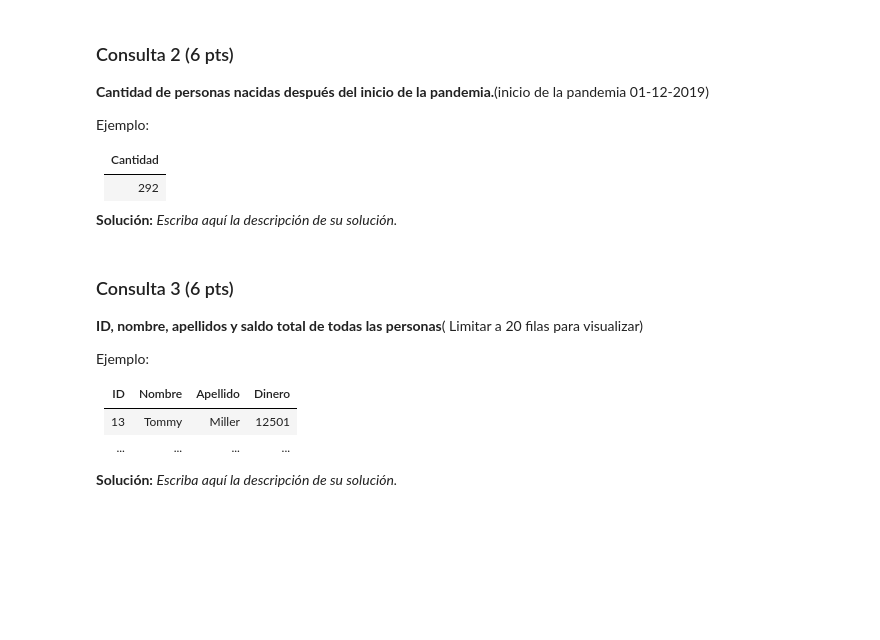
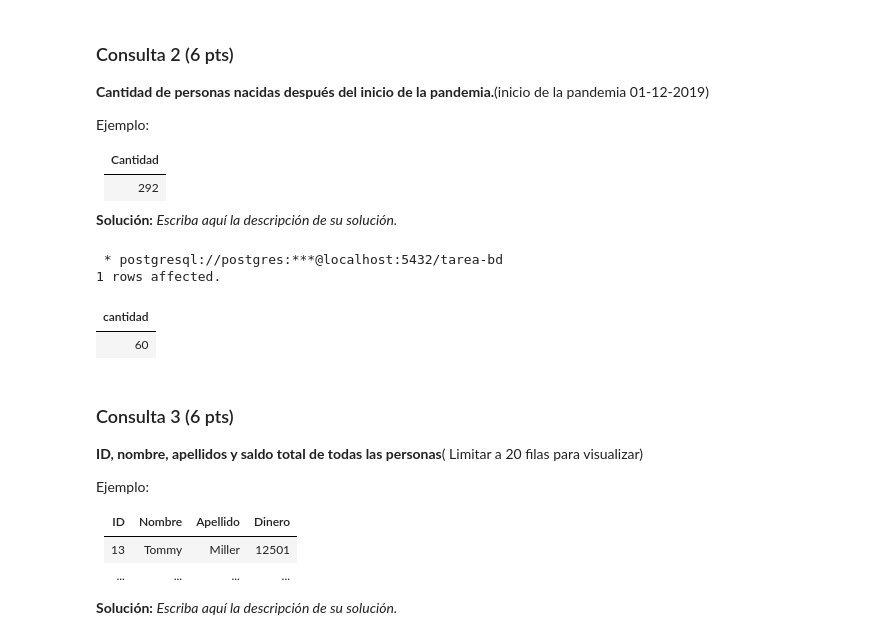
Before and after one commit to blindjamin/Tareas-Bases-de-Datos-Grupo, a Jupyter notebook: Tarea_1_BD_2023_1.ipynb, the cells around one changed output. Cells and saved outputs as stored; diff of their text form; code cells hidden in the pictures; blank space fills up the shorter version.

```diff
--- a/Tarea_1_BD_2023_1.ipynb
+++ b/Tarea_1_BD_2023_1.ipynb
@@ -456,12 +542,20 @@ Ejemplo:
 # %%
 %%sql
 
 /* Reemplace estas queries por las que resuelven las consultas pedidas. */
 
 SELECT
-    *
+
+COUNT(*) AS cantidad
+
 FROM
-    *
+
+personas WHERE fecha_nacimiento > '2019-12-01';
+# %% [output]
+ * postgresql://postgres:***@localhost:5432/tarea-bd
+1 rows affected.
+| cantidad |
+| 60 |
 # %% [markdown]
 ### Consulta 3 (6 pts)
 **ID, nombre, apellidos y saldo total de todas las personas**( Limitar a 20 filas para visualizar)
```
Also changed, not shown: parts of 11 cells of this notebook.
